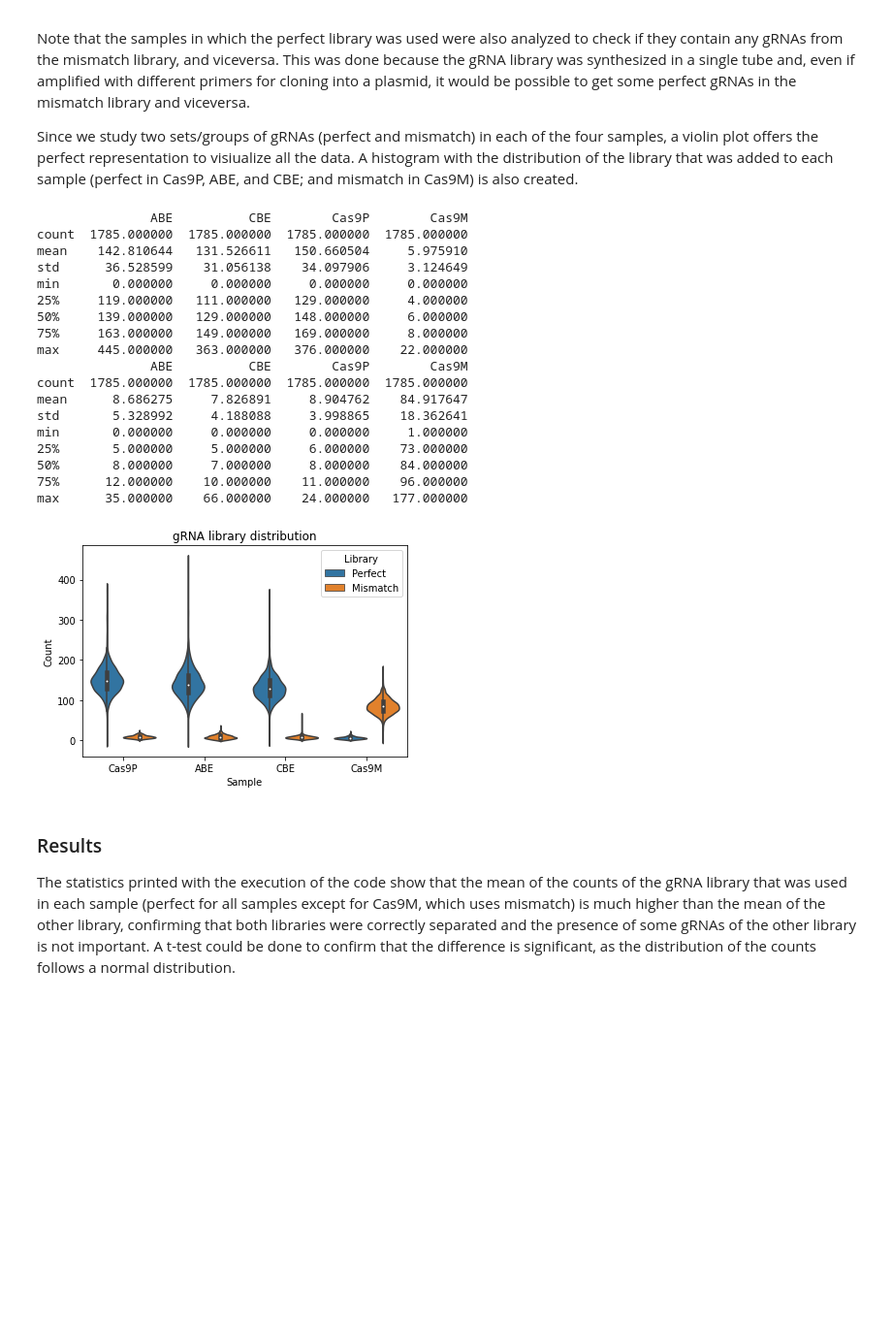
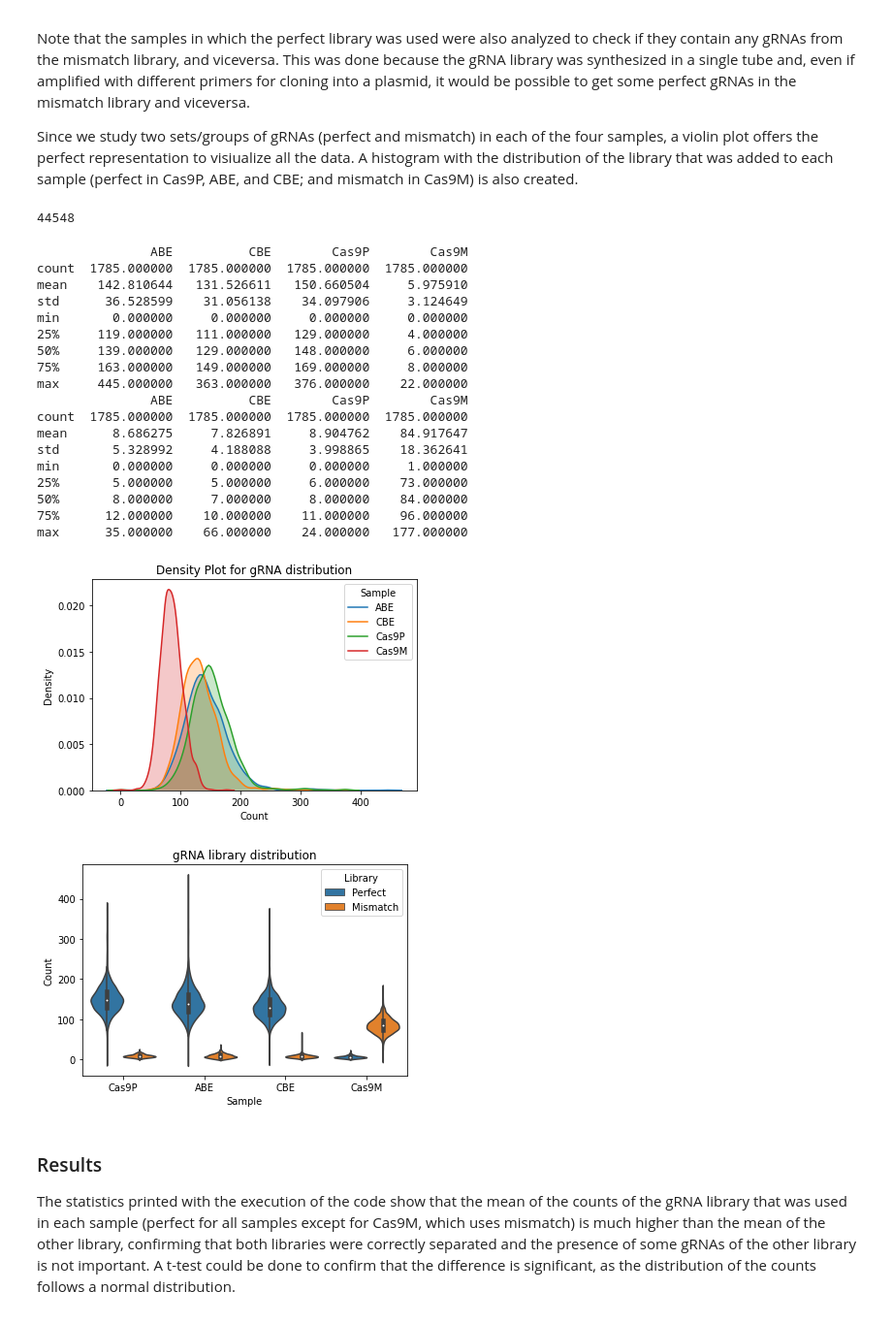
Before and after one commit to marcexpositg/CRISPRed, a Jupyter notebook: 01.DescriptiveAnalysis/1.2.gRNALibDistribution.ipynb, the cells around one changed output. Shown: that part at 97% size. Saved outputs shown, nothing was run; the diff lists cells and outputs as text; code cells hidden in the pictures; blank space fills up the shorter version.

Commit message:
gRNALibDistNotebook

```diff
--- a/01.DescriptiveAnalysis/1.2.gRNALibDistribution.ipynb
+++ b/01.DescriptiveAnalysis/1.2.gRNALibDistribution.ipynb
@@ -244,20 +271,50 @@ Now that the number of times a gRNA appears in the reads is known, the results c
 Note that the samples in which the perfect library was used were also analyzed to check if they contain any gRNAs from the mismatch library, and viceversa. This was done because the gRNA library was synthesized in a single tube and, even if amplified with different primers for cloning into a plasmid, it would be possible to get some perfect gRNAs in the mismatch library and viceversa.
 
 Since we study two sets/groups of gRNAs (perfect and mismatch) in each of the four samples, a violin plot offers the perfect representation to visiualize all the data. A histogram with the distribution of the library that was added to each sample (perfect in Cas9P, ABE, and CBE; and mismatch in Cas9M) is also created.
+# %%
+# Download files with the read counts created with the script above from github
+ABEm_file = requests.get('https://raw.githubusercontent.com/marcexpositg/CRISPRed/master/01.DescriptiveAnalysis/gRNALib_analysis/ABE_m.csv', allow_redirects=True)
+open('ABE_m.csv', 'wb').write(ABEm_file.content)
+ABEp_file = requests.get('https://raw.githubusercontent.com/marcexpositg/CRISPRed/master/01.DescriptiveAnalysis/gRNALib_analysis/ABE_p.csv', allow_redirects=True)
+open('ABE_p.csv', 'wb').write(ABEp_file.content)
+CBEm_file = requests.get('https://raw.githubusercontent.com/marcexpositg/CRISPRed/master/01.DescriptiveAnalysis/gRNALib_analysis/CBE_m.csv', allow_redirects=True)
+open('CBE_m.csv', 'wb').write(CBEm_file.content)
+CBEp_file = requests.get('https://raw.githubusercontent.com/marcexpositg/CRISPRed/master/01.DescriptiveAnalysis/gRNALib_analysis/CBE_p.csv', allow_redirects=True)
+open('CBE_p.csv', 'wb').write(CBEp_file.content)
+Cas9Mm_file = requests.get('https://raw.githubusercontent.com/marcexpositg/CRISPRed/master/01.DescriptiveAnalysis/gRNALib_analysis/Cas9M_m.csv', allow_redirects=True)
+open('Cas9M_m.csv', 'wb').write(Cas9Mm_file.content)
+Cas9Mp_file = requests.get('https://raw.githubusercontent.com/marcexpositg/CRISPRed/master/01.DescriptiveAnalysis/gRNALib_analysis/Cas9M_p.csv', allow_redirects=True)
+open('Cas9M_p.csv', 'wb').write(Cas9Mp_file.content)
+Cas9Pm_file = requests.get('https://raw.githubusercontent.com/marcexpositg/CRISPRed/master/01.DescriptiveAnalysis/gRNALib_analysis/Cas9P_m.csv', allow_redirects=True)
+open('Cas9P_m.csv', 'wb').write(Cas9Pm_file.content)
+Cas9Pp_file = requests.get('https://raw.githubusercontent.com/marcexpositg/CRISPRed/master/01.DescriptiveAnalysis/gRNALib_analysis/Cas9P_p.csv', allow_redirects=True)
+open('Cas9P_p.csv', 'wb').write(Cas9Pp_file.content)
+# %% [output]
+44548
 # %%
 import pandas as pd
 import matplotlib.pyplot as plt
 import seaborn as sns
 
 ## INPUT DATA
-ABE = pd.read_csv('gRNALib_analysis/ABE_p.csv', squeeze=True, index_col=0, header=None)
-CBE = pd.read_csv('gRNALib_analysis/CBE_p.csv', squeeze=True, index_col=0, header=None)
-Cas9P = pd.read_csv('gRNALib_analysis/Cas9P_p.csv', squeeze=True, index_col=0, header=None)
-Cas9M = pd.read_csv('gRNALib_analysis/Cas9M_p.csv', squeeze=True, index_col=0, header=None)
-ABE_m = pd.read_csv('gRNALib_analysis/ABE_m.csv', squeeze=True, index_col=0, header=None)
-CBE_m = pd.read_csv('gRNALib_analysis/CBE_m.csv', squeeze=True, index_col=0, header=None)
-Cas9P_m = pd.read_csv('gRNALib_analysis/Cas9P_m.csv', squeeze=True, index_col=0, header=None)
-Cas9M_m = pd.read_csv('gRNALib_analysis/Cas9M_m.csv', squeeze=True, index_col=0, header=None)
+ABE = pd.read_csv('ABE_p.csv', squeeze=True, index_col=0, header=None)
+CBE = pd.read_csv('CBE_p.csv', squeeze=True, index_col=0, header=None)
+Cas9P = pd.read_csv('Cas9P_p.csv', squeeze=True, index_col=0, header=None)
+Cas9M = pd.read_csv('Cas9M_p.csv', squeeze=True, index_col=0, header=None)
+ABE_m = pd.read_csv('ABE_m.csv', squeeze=True, index_col=0, header=None)
+CBE_m = pd.read_csv('CBE_m.csv', squeeze=True, index_col=0, header=None)
+Cas9P_m = pd.read_csv('Cas9P_m.csv', squeeze=True, index_col=0, header=None)
+Cas9M_m = pd.read_csv('Cas9M_m.csv', squeeze=True, index_col=0, header=None)
+# For local usage:
+#ABE = pd.read_csv('gRNALib_analysis/ABE_p.csv', squeeze=True, index_col=0, header=None)
+#CBE = pd.read_csv('gRNALib_analysis/CBE_p.csv', squeeze=True, index_col=0, header=None)
+#Cas9P = pd.read_csv('gRNALib_analysis/Cas9P_p.csv', squeeze=True, index_col=0, header=None)
+#Cas9M = pd.read_csv('gRNALib_analysis/Cas9M_p.csv', squeeze=True, index_col=0, header=None)
+#ABE_m = pd.read_csv('gRNALib_analysis/ABE_m.csv', squeeze=True, index_col=0, header=None)
+#CBE_m = pd.read_csv('gRNALib_analysis/CBE_m.csv', squeeze=True, index_col=0, header=None)
+#Cas9P_m = pd.read_csv('gRNALib_analysis/Cas9P_m.csv', squeeze=True, index_col=0, header=None)
+#Cas9M_m = pd.read_csv('gRNALib_analysis/Cas9M_m.csv', squeeze=True, index_col=0, header=None)
+
 
 ## ADAPT DATA TO A PANDAS OBJECT
 perf = pd.DataFrame({'ABE': ABE, 'CBE': CBE,'Cas9P': Cas9P, 'Cas9M': Cas9M})
@@ -278,44 +335,45 @@ plt.legend(title='Sample')
 plt.title('Density Plot for gRNA distribution')
 plt.xlabel('Count')
 plt.ylabel('Density')
-#plt.show()
-plt.savefig("gRNALib_analysis/Histogram.png", dpi=300)
+plt.savefig("Histogram.png", dpi=300)
+plt.show()
 plt.clf()
 
 
 ## CREATE A VIOLIN PLOT
 perf["Library"] = "Perfect"
 mism["Library"] = "Mismatch"
 total = perf.append(mism)
 totalmelt = total.melt(id_vars=["Library"],value_name="Count",var_name="Sample")
 
 sns.violinplot(x="Sample",y="Count",hue="Library",data=totalmelt,
                           scale="count",order=["Cas9P","ABE","CBE","Cas9M"])
                           #use scale="area" to not normalize
 plt.title('gRNA library distribution')
 #plt.savefig("gRNALib_analysis/Violin_plot.png",dpi=300)
-plt.savefig("/content/Violin_plot.png",dpi=600)
-#plt.show()
+plt.savefig("Violin_plot.png",dpi=600)
+plt.show()
 # %% [output]
                ABE          CBE        Cas9P        Cas9M
 count  1785.000000  1785.000000  1785.000000  1785.000000
 mean    142.810644   131.526611   150.660504     5.975910
 std      36.528599    31.056138    34.097906     3.124649
 min       0.000000     0.000000     0.000000     0.000000
 25%     119.000000   111.000000   129.000000     4.000000
 50%     139.000000   129.000000   148.000000     6.000000
 75%     163.000000   149.000000   169.000000     8.000000
 max     445.000000   363.000000   376.000000    22.000000
                ABE          CBE        Cas9P        Cas9M
 count  1785.000000  1785.000000  1785.000000  1785.000000
 mean      8.686275     7.826891     8.904762    84.917647
 std       5.328992     4.188088     3.998865    18.362641
 min       0.000000     0.000000     0.000000     1.000000
 25%       5.000000     5.000000     6.000000    73.000000
 50%       8.000000     7.000000     8.000000    84.000000
 75%      12.000000    10.000000    11.000000    96.000000
 max      35.000000    66.000000    24.000000   177.000000
-[figure, old version]
+[figure, new version]
+[figure, added]
 # %% [markdown]
 ### Results
 
```
Also changed, not shown: parts of 14 cells of this notebook.
